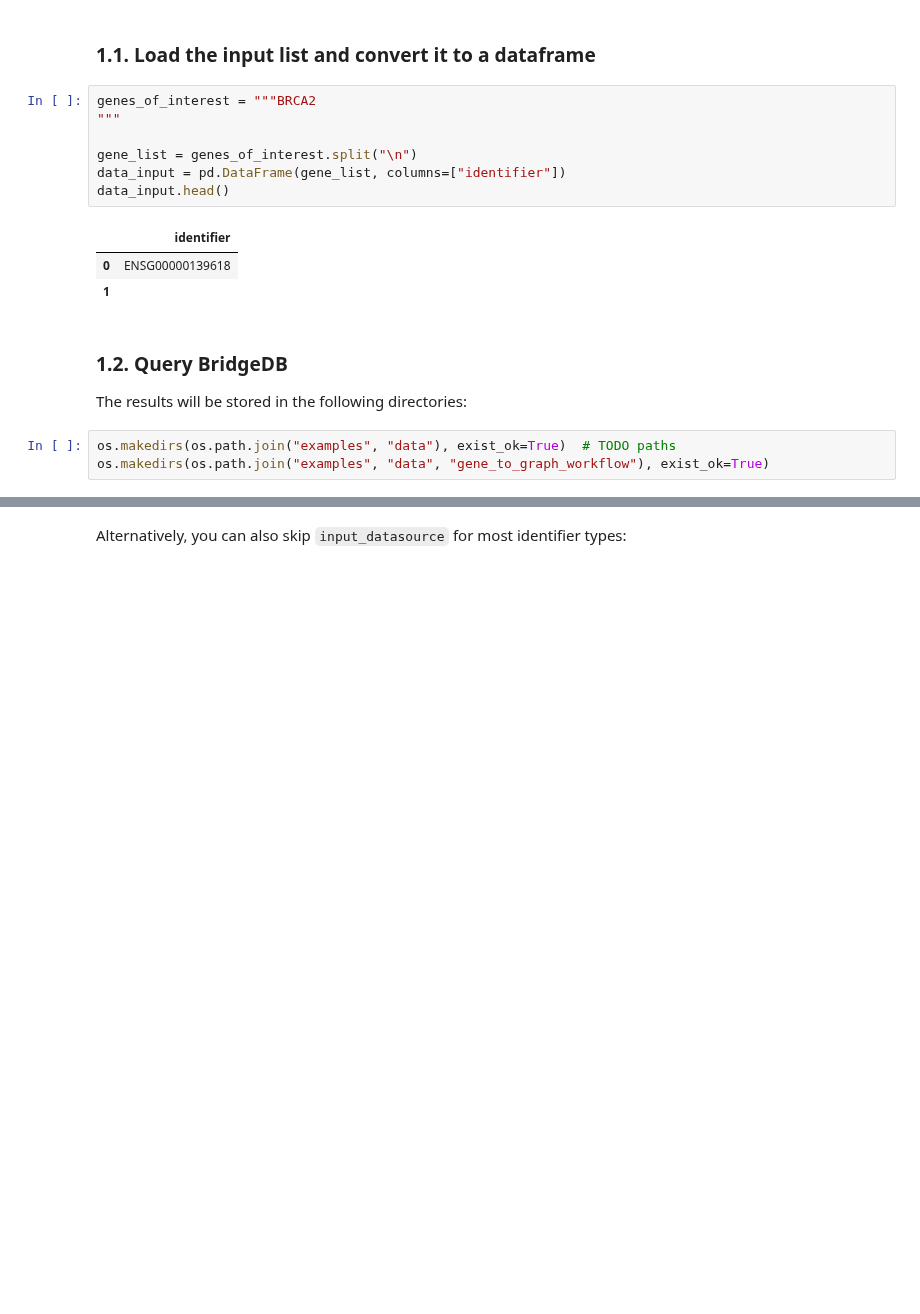
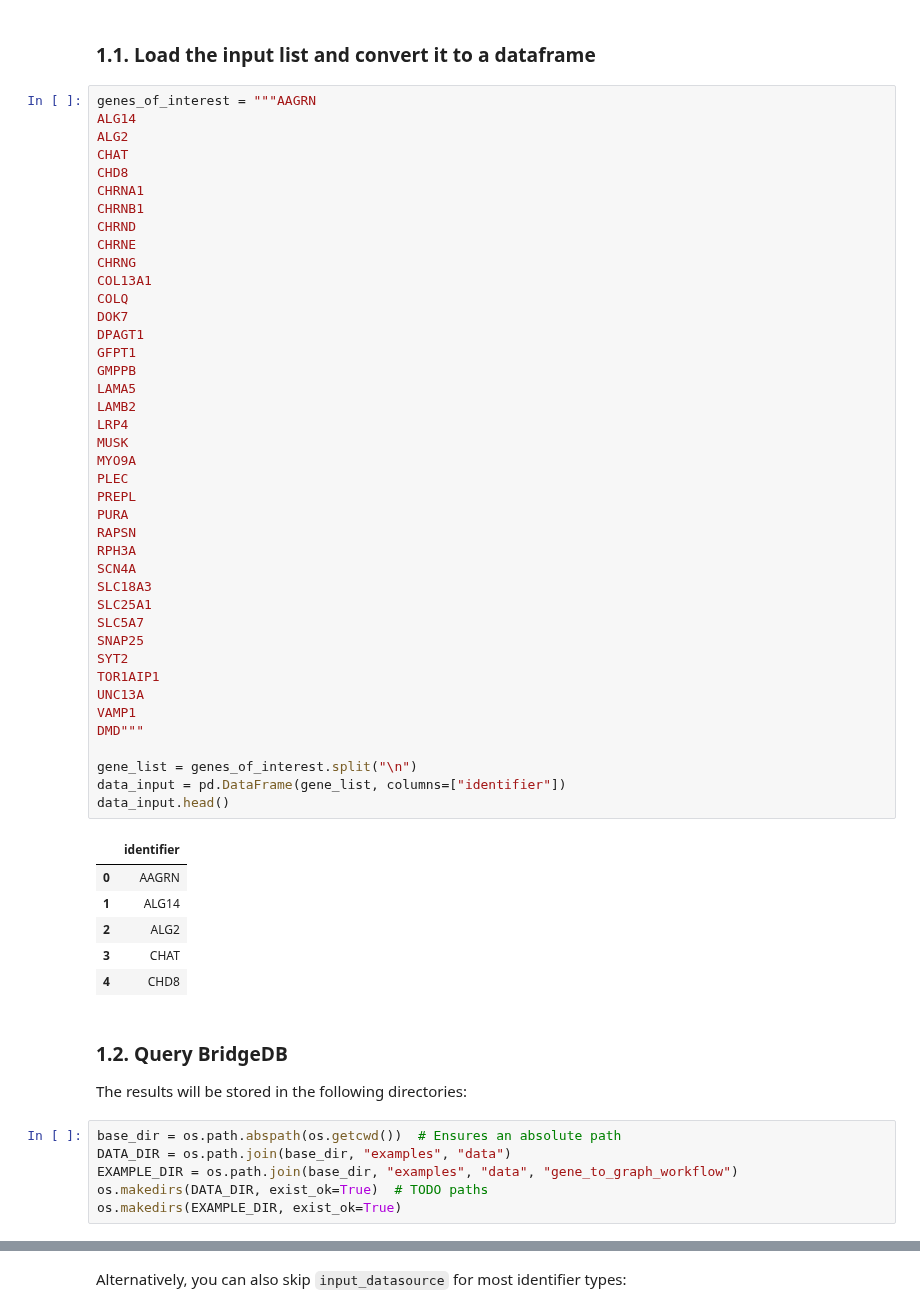
Before and after one commit to BioDataFuse/pyBiodatafuse, a Jupyter notebook: examples/01_gene_to_graph_workflow.ipynb, the cells around one changed output, grey strips where cells are left out. Cells and saved outputs as stored; diff of their text form; blank space fills up the shorter version.

```diff
--- a/examples/01_gene_to_graph_workflow.ipynb
+++ b/examples/01_gene_to_graph_workflow.ipynb
@@ -49,21 +50,61 @@ from pyBiodatafuse.utils import (
 The first step is to input the list of genes to query and retrieve their protein target and synonym identifiers using BridgeDB.
 # %% [markdown]
 ### 1.1. Load the input list and convert it to a dataframe
-# %%
-genes_of_interest = """BRCA2
-"""
-
-gene_list = genes_of_interest.split("\n")
-data_input = pd.DataFrame(gene_list, columns=["identifier"])
-data_input.head()
-# %% [output]
-|  | identifier |
-| 0 | ENSG00000139618 |
-| 1 |  |
+# %%
+genes_of_interest = """AAGRN
+ALG14
+ALG2
+CHAT
+CHD8
+CHRNA1
+CHRNB1
+CHRND
+CHRNE
+CHRNG
+COL13A1
+COLQ
+DOK7
+DPAGT1
+GFPT1
+GMPPB
+LAMA5
+LAMB2
+LRP4
+MUSK
+MYO9A
+PLEC
+PREPL
+PURA
+RAPSN
+RPH3A
+SCN4A
+SLC18A3
+SLC25A1
+SLC5A7
+SNAP25
+SYT2
+TOR1AIP1
+UNC13A
+VAMP1
+DMD"""
+
+gene_list = genes_of_interest.split("\n")
+data_input = pd.DataFrame(gene_list, columns=["identifier"])
+data_input.head()
+# %% [output]
+|  | identifier |
+| 0 | AAGRN |
+| 1 | ALG14 |
+| 2 | ALG2 |
+| 3 | CHAT |
+| 4 | CHD8 |
 # %% [markdown]
 ### 1.2. Query BridgeDB
 The results will be stored in the following directories:
-# %%
-os.makedirs(os.path.join("examples", "data"), exist_ok=True)  # TODO paths
-os.makedirs(os.path.join("examples", "data", "gene_to_graph_workflow"), exist_ok=True)
+# %%
+base_dir = os.path.abspath(os.getcwd())  # Ensures an absolute path
+DATA_DIR = os.path.join(base_dir, "examples", "data")
+EXAMPLE_DIR = os.path.join(base_dir, "examples", "data", "gene_to_graph_workflow")
+os.makedirs(DATA_DIR, exist_ok=True)  # TODO paths
+os.makedirs(EXAMPLE_DIR, exist_ok=True)
 # %%
```
Also changed, not shown: parts of 42 cells of this notebook.
